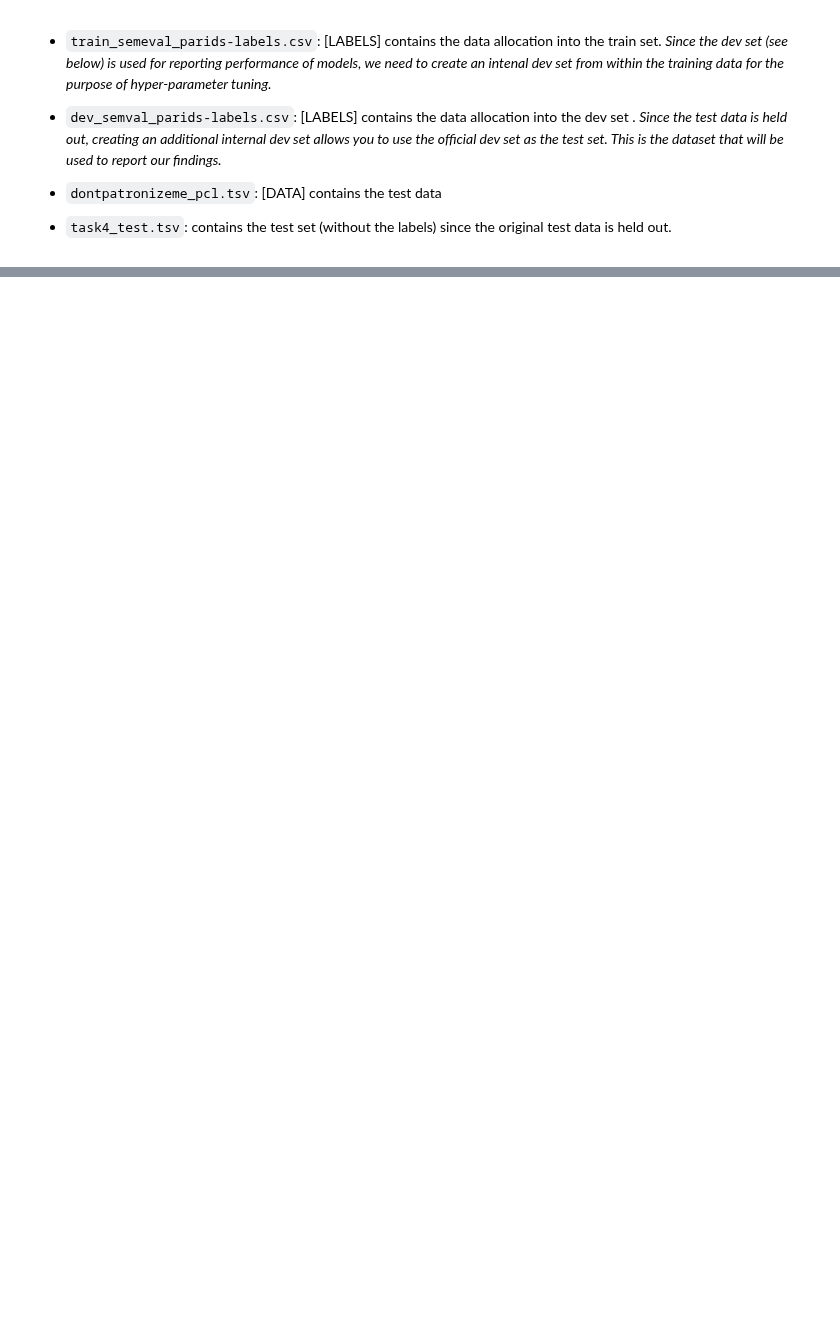
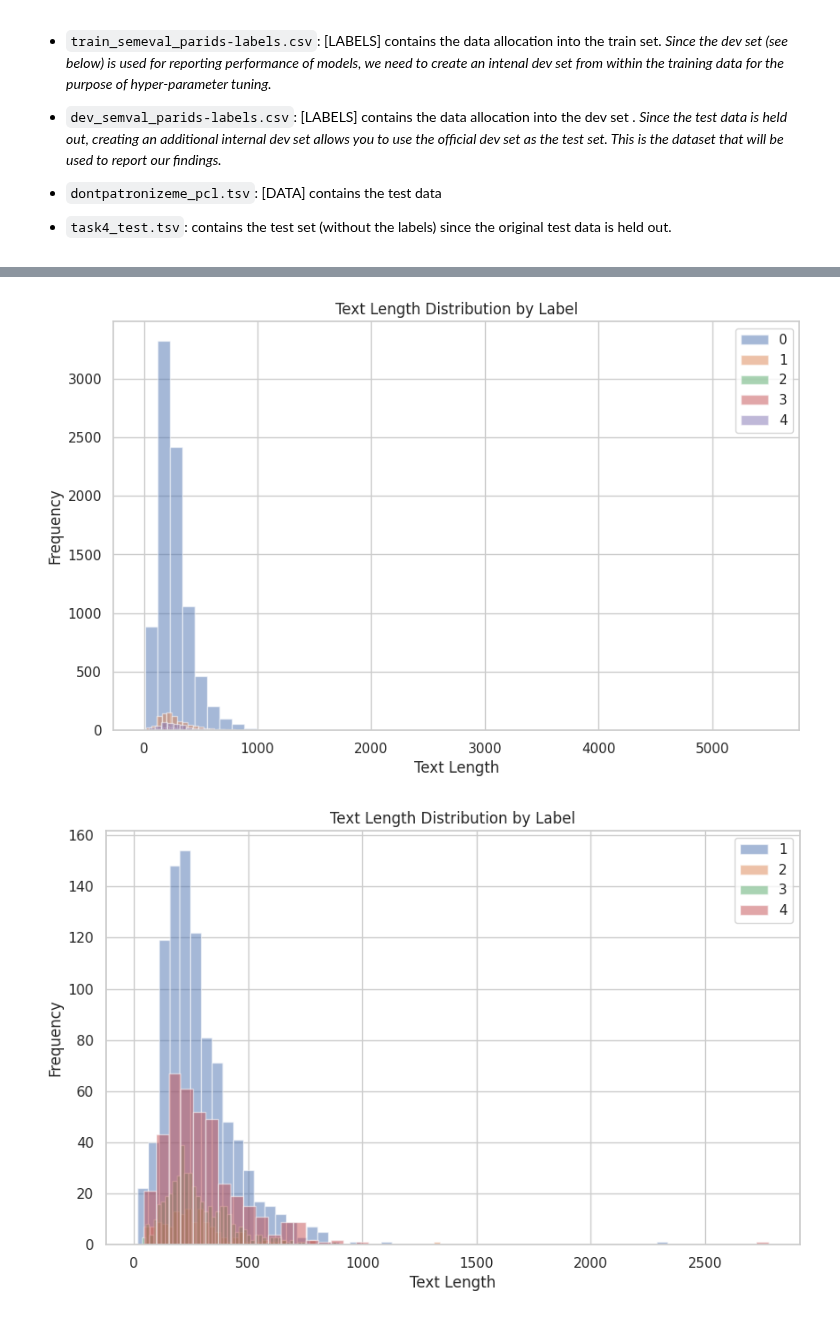
Before and after one commit to avzh1/nlp_bert_classifier, a Jupyter notebook: src/data_analysis/data_analysis.ipynb, the cells around one changed output, grey strips where cells are left out. Drawn from its saved outputs; the diff is of its cells as text; code cells hidden in the pictures; blank space fills up the shorter version.

Commit message:
some plots for data analysis

```diff
--- a/src/data_analysis/data_analysis.ipynb
+++ b/src/data_analysis/data_analysis.ipynb
@@ -66,0 +182,3 @@ dont_patronize_me = df = pd.read_csv(f'{data_path}/dontpatronizeme_pcl.tsv', del
+# %%
+joined_df = joined_df.dropna(subset = 'text')
+joined_df[pd.isna(joined_df['text'])]
@@ -66,0 +187,3 @@ dont_patronize_me = df = pd.read_csv(f'{data_path}/dontpatronizeme_pcl.tsv', del
+# %%
+joined_df.loc[:, 'is_patronizing'] = False
+joined_df.loc[joined_df['label'].isin([2,3,4]), 'is_patronizing'] = True
@@ -66,0 +234,20 @@ dont_patronize_me = df = pd.read_csv(f'{data_path}/dontpatronizeme_pcl.tsv', del
+# %%
+def plot_histogram_for_sentence_length_by_patronizing(dataset):
+    """Now, instead, plot the labels which are considered to be not patronizing (0,1) and patronizing (2,3,4) as discussed in the spec"""
+    # Create a new figure
+    plt.figure(figsize=(10, 6))
+
+    # Loop through unique labels and plot the data
+    for label, data in dataset.groupby('is_patronizing'):
+        plt.hist(data['text'], bins=50, alpha=0.5, label=label)
+
+    # Set labels and title
+    plt.xlabel('Text Length')
+    plt.ylabel('Frequency')
+    plt.title('Text Length Distribution by Binary Patronizing Identification')
+
+    # Add legend
+    plt.legend()
+
+    # Show the plot
+    plt.show()
@@ -66,0 +294,6 @@ dont_patronize_me = df = pd.read_csv(f'{data_path}/dontpatronizeme_pcl.tsv', del
+# %%
+character_count = joined_df[['text', 'label','is_patronizing']]
+character_count.loc[:, ('text')] = character_count['text'].apply(lambda x: len(x))
+# pd.merge(joined_df, character_count, on='par_id').iloc[0][['text_x']]
+
+character_count.sort_values(by='text')
@@ -66,0 +314,7 @@ dont_patronize_me = df = pd.read_csv(f'{data_path}/dontpatronizeme_pcl.tsv', del
+# %%
+plot_histogram_for_sentence_length(character_count, [0,1,2,3,4])
+plot_histogram_for_sentence_length(character_count, [1,2,3,4])
+plot_histogram_for_sentence_length_by_patronizing(character_count)
+# %% [output]
+[figure, added]
+[figure, added]
```
Also changed, not shown: parts of 41 cells of this notebook.
